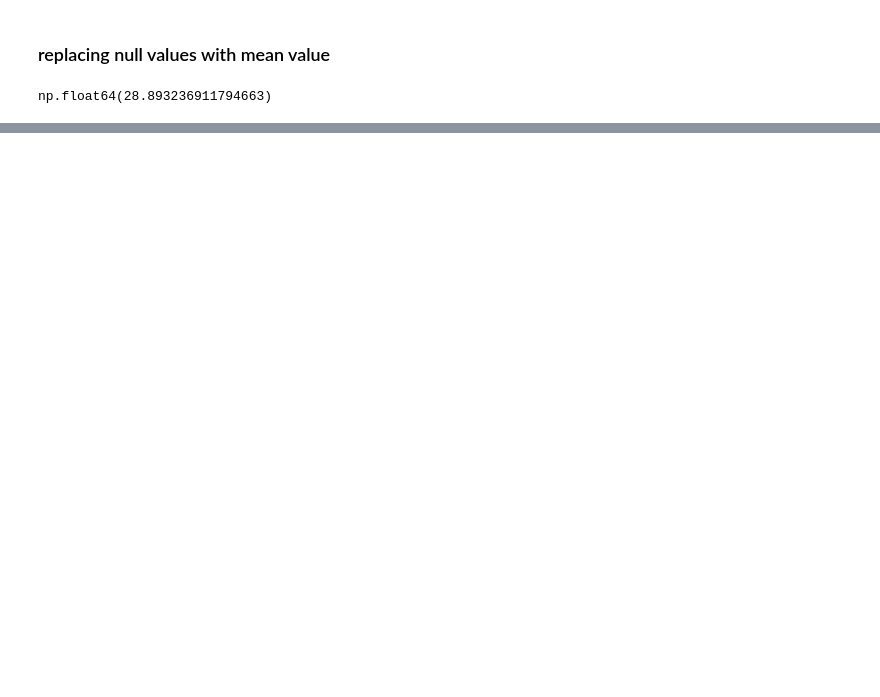
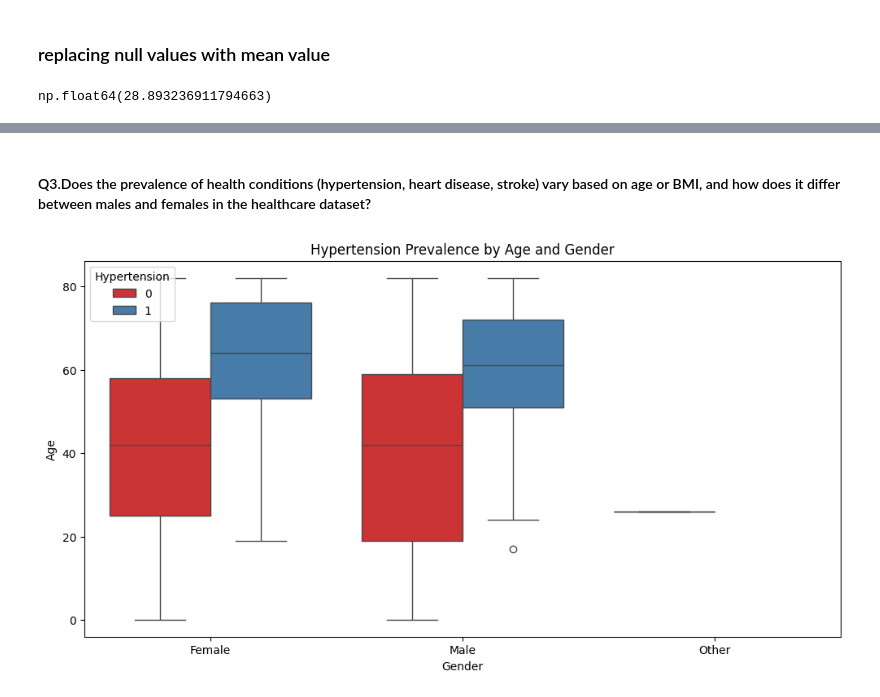
Before and after one commit to Harshita0123/Infosys-milestone, a Jupyter notebook: healthcare.ipynb, the cells around one changed output, grey strips where cells are left out. Cells and saved outputs as stored; diff of their text form; code cells hidden in the pictures; blank space fills up the shorter version.

```diff
--- a/healthcare.ipynb
+++ b/healthcare.ipynb
@@ -189,0 +299,18 @@ np.float64(28.893236911794663)
+# %% [markdown]
+<h4>Q3.Does the prevalence of health conditions (hypertension, heart disease, stroke) vary based on age or BMI, and how does it differ between males and females in the healthcare dataset?</h4>
+# %%
+df['gender'] = df['gender'].astype('category')
+df['hypertension'] = df['hypertension'].astype('category')
+df['heart_disease'] = df['heart_disease'].astype('category')
+df['stroke'] = df['stroke'].astype('category')
+
+#  Hypertension by Age and Gender
+plt.figure(figsize=(12, 6))
+sns.boxplot(data=df, x='gender', y='age', hue='hypertension', palette='Set1')
+plt.title('Hypertension Prevalence by Age and Gender')
+plt.xlabel('Gender')
+plt.ylabel('Age')
+plt.legend(title='Hypertension', loc='upper left')
+plt.show()
+# %% [output]
+[figure, added]
```
Also changed, not shown: parts of 45 cells of this notebook.
